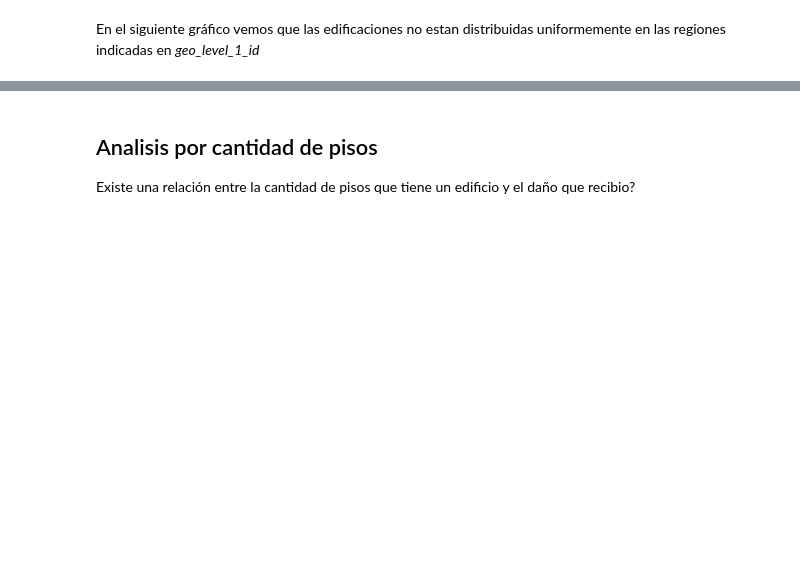
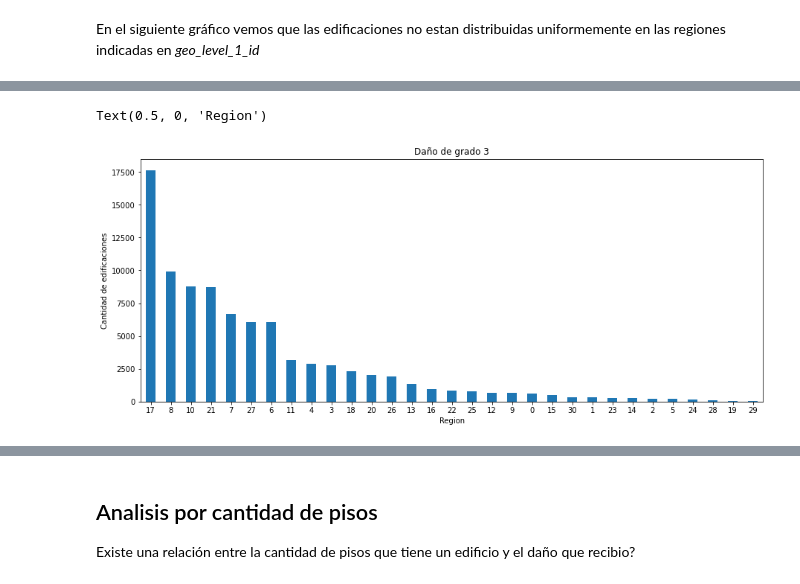
Before and after one commit to franvinas/7506-tp1, a Jupyter notebook: tp1.ipynb, the cells around one changed output, grey strips where cells are left out. Drawn from its saved outputs; the diff is of its cells as text; code cells hidden in the pictures; blank space fills up the shorter version.

```diff
--- a/tp1.ipynb
+++ b/tp1.ipynb
@@ -77,7 +77,7 @@ train_values=pd.read_csv('train_values.csv',
 train_labels=pd.read_csv('train_labels.csv',
                         dtype={
                             'building_id':'int64',
-                            'damage_grade':'category'
+                            'damage_grade':'int8'
                         })
 # %% [markdown]
 ### Limpieza de datos
@@ -279,6 +325,9 @@ train['geo_level_2_id'].value_counts().nlargest(30).plot(kind='bar', figsize=(15
 # %%
-geo_level_1_damage_3=train.loc[train['damage_grade']==3, 'geo_level_1_id'].value_counts().nlargest(10)
-geo_level_1_damage_3.plot(kind='bar', rot=0, title='Daño de grado 3')
+geo_level_1_damage_3=train.loc[train['damage_grade'] == 3, 'geo_level_1_id'].value_counts()
+geo_level_1_damage_3.plot(kind='bar', figsize=(15,6), rot=0, title='Daño de grado 3')
 ax=plt.gca()
 ax.set_ylabel('Cantidad de edificaciones')
 ax.set_xlabel('Region')
+# %% [output]
+Text(0.5, 0, 'Region')
+[figure, added]
```
Also changed, not shown: parts of 39 cells of this notebook.
